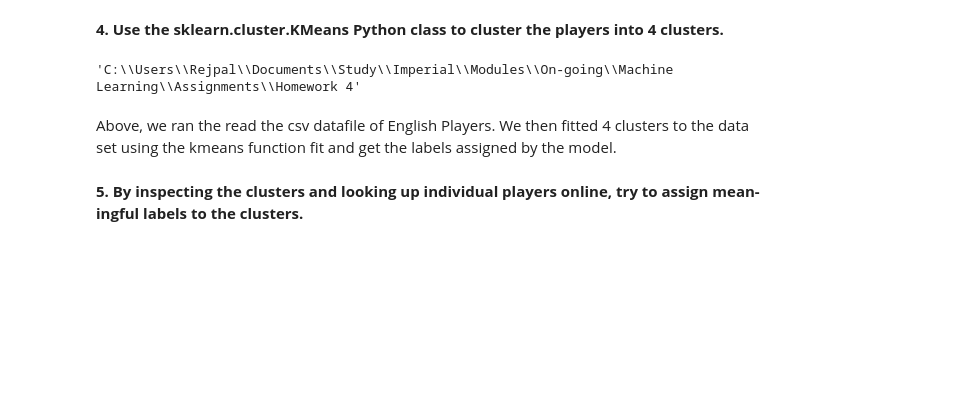
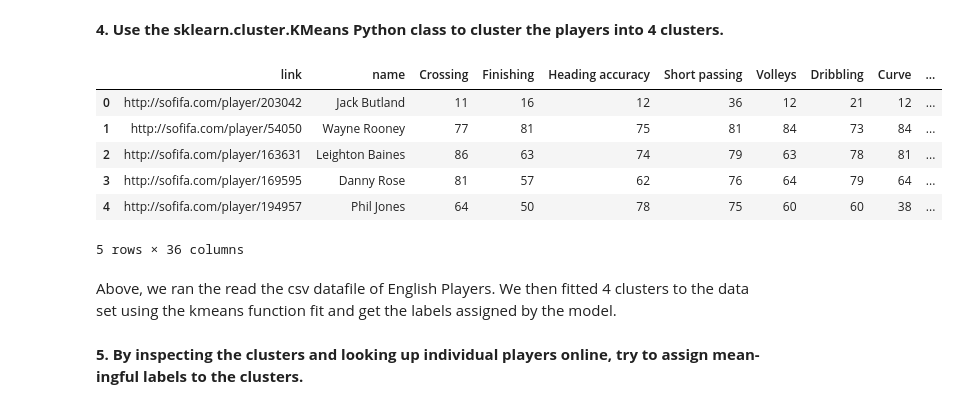
Before and after one commit to mo3016/ml4, a Jupyter notebook: Machine Learning Assignment 4.ipynb, the cells around one changed output. Drawn from its saved outputs; the diff is of its cells as text; code cells hidden in the pictures; blank space fills up the shorter version.

```diff
--- a/Machine Learning Assignment 4.ipynb
+++ b/Machine Learning Assignment 4.ipynb
@@ -217,12 +133,22 @@ df.to_csv('EnglandPlayers.csv',index=False)
 # %% [markdown]
 
 **4. Use the sklearn.cluster.KMeans Python class to cluster the players into 4 clusters.**
-# %%
-import os
-os.getcwd()
-#os.chdir('/')
-# %% [output]
-'C:\\Users\\Rejpal\\Documents\\Study\\Imperial\\Modules\\On-going\\Machine Learning\\Assignments\\Homework 4'
+# %%
+#change your directory if necessary, if you are loading a csv
+#import os
+#os.getcwd()
+#os.chdir('/')
+
+#Preview dataframe of England players
+df.head()
+# %% [output]
+|  | link | name | Crossing | Finishing | Heading accuracy | Short passing | Volleys | Dribbling | Curve | ... |
+| 0 | http://sofifa.com/player/203042 | Jack Butland | 11 | 16 | 12 | 36 | 12 | 21 | 12 | ... |
+| 1 | http://sofifa.com/player/54050 | Wayne Rooney | 77 | 81 | 75 | 81 | 84 | 73 | 84 | ... |
+| 2 | http://sofifa.com/player/163631 | Leighton Baines | 86 | 63 | 74 | 79 | 63 | 78 | 81 | ... |
+| 3 | http://sofifa.com/player/169595 | Danny Rose | 81 | 57 | 62 | 76 | 64 | 79 | 64 | ... |
+| 4 | http://sofifa.com/player/194957 | Phil Jones | 64 | 50 | 78 | 75 | 60 | 60 | 38 | ... |
+5 rows × 36 columns
 # %%
 # loading libraries
 import pandas as pd
```
Also changed, not shown: parts of 11 cells of this notebook, 1 other file.
